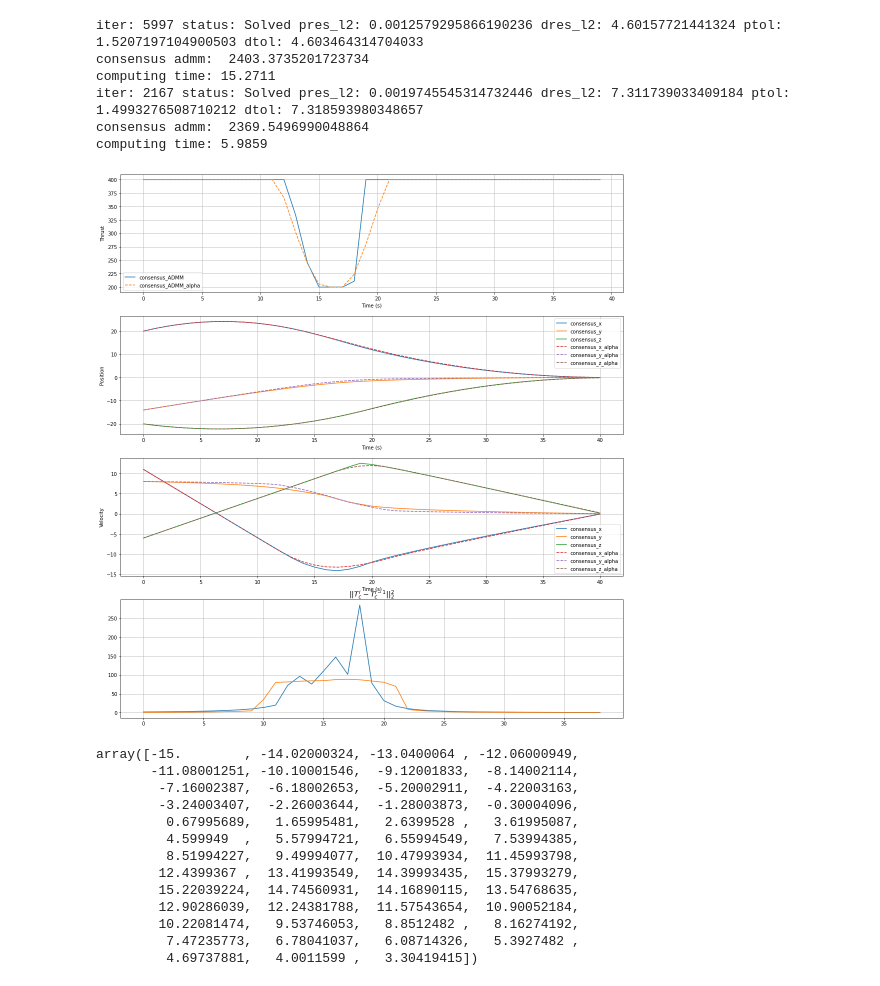
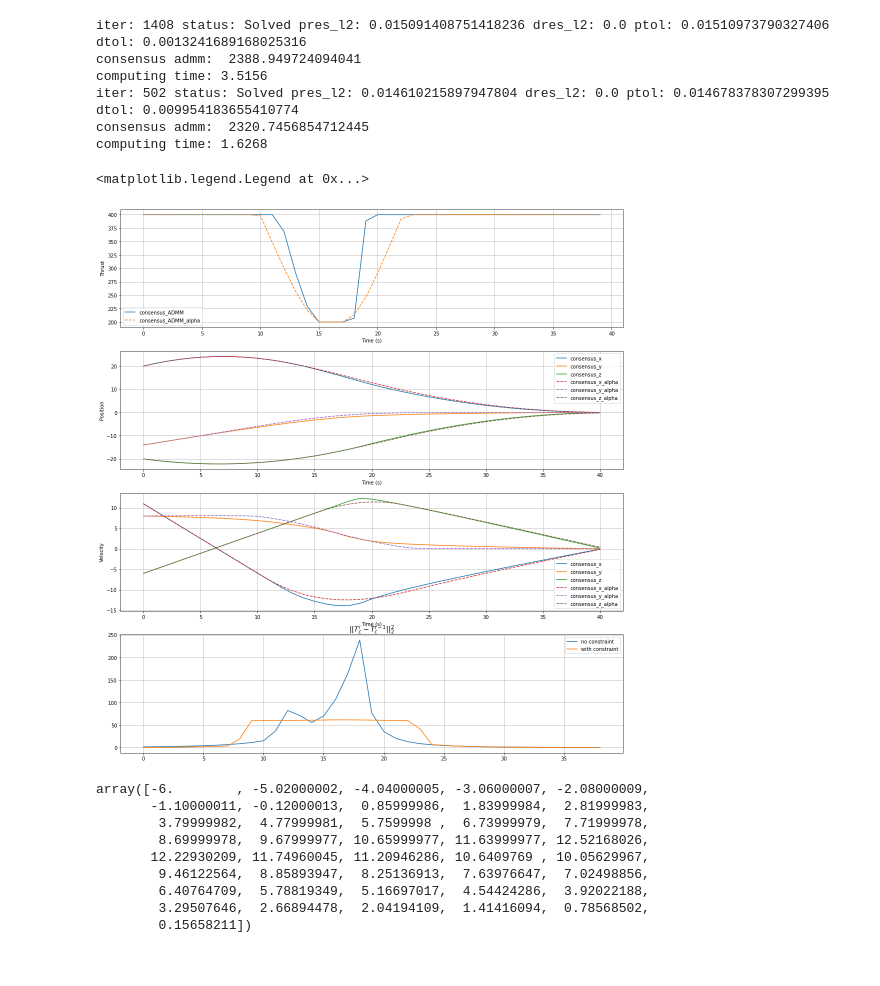
Before and after one commit to acsl-inha/drone_simulation, a Jupyter notebook: src/open_loop_thr_lower_bound_guidance.ipynb, the cells around one changed output. Drawn from its saved outputs; the diff is of its cells as text; code cells hidden in the pictures.

```diff
--- a/src/open_loop_thr_lower_bound_guidance.ipynb
+++ b/src/open_loop_thr_lower_bound_guidance.ipynb
@@ -332,6 +332,8 @@ def ADMM_compute_guidance(position, velocity, psi, tgo,ub,lb):
     x_i = np.zeros((3*N,N))
     u_i = np.zeros((3*N,N))
 
+    x_bar = np.zeros(3*N)
+    u_bar = np.zeros(3*N)
     x_bar_last = z
     r,s = 0,0
 
@@ -342,7 +344,7 @@ def ADMM_compute_guidance(position, velocity, psi, tgo,ub,lb):
     max_iter = 10000
     for i in range(max_iter):
         ##################################################################################################
-        for j in range(N):            # x_i update
+        for j in range(N):
             v = z - u_i[:,0]               # x_0 update
             x_i[2+3*j,0] = min(0,v[2+3*j])
             Thr = np.sqrt(v[3*j]**2 + v[3*j+1]**2 + x_i[3*j+2,0]**2)
@@ -359,7 +361,7 @@ def ADMM_compute_guidance(position, velocity, psi, tgo,ub,lb):
                 x_i[3*j+1,0] = v[3*j+1]
                 x_i[3*j+2,0] = x_i[3*j+2,0]
         ##################################################################################################
-            if j >= 1:
+            if j >= 1:                     # x_i update
                 x_i[:,j] = z - u_i[:,j]
                 thr_prev = x_i[3*(j-1):3*j,j]
                 thr_next = x_i[3*j:3*(j+1),j]
@@ -369,8 +371,20 @@ def ADMM_compute_guidance(position, velocity, psi, tgo,ub,lb):
                     x_i[3*j:3*(j+1),j] = (thr_next+thr_prev)/2 + (thr_next-thr_prev)/thr_differ_mag*alpha/2
         ##################################################################################################
         # z update
-        x_bar = np.sum(x_i,axis=1)/N
-        u_bar = np.sum(u_i,axis=1)/N
+        if alpha != False:
+            for j in range(N):
+                if j == 0:
+                    x_bar[:3] = (x_i[:3,0]+x_i[:3,1])/2
+                    u_bar[:3] = (u_i[:3,0]+u_i[:3,1])/2
+                elif j == N-1:
+                    x_bar[3*N-3:3*N] = (x_i[3*N-3:3*N,0]+x_i[3*N-3:3*N,N-1])/2
+                    u_bar[3*N-3:3*N] = (u_i[3*N-3:3*N,0]+u_i[3*N-3:3*N,N-1])/2
+                else:
+                    x_bar[3*j:3*(j+1)] = (x_i[3*j:3*(j+1),0]+x_i[3*j:3*(j+1),j]+x_i[3*j:3*(j+1),j+1])/3
+                    u_bar[3*j:3*(j+1)] = (u_i[3*j:3*(j+1),0]+u_i[3*j:3*(j+1),j]+u_i[3*j:3*(j+1),j+1])/3
+        else:
+            x_bar = x_i[:,0]
+            u_bar = u_i[:,0]
         A_hat = ssp.vstack((A_tilde,np.sqrt(N*rho/(2*lamb))*I ))
         b_hat = np.hstack((b_tilde,np.sqrt(N*rho/(2*lamb))*(x_bar+u_bar)))
         z, istop = sla.lsqr(A_hat,b_hat)[:2]
@@ -387,7 +401,7 @@ def ADMM_compute_guidance(position, velocity, psi, tgo,ub,lb):
         primal_res_l2 = np.sqrt(r)
         dual_res_l2 = np.sqrt(s)
 
-        abstol, reltol = 1e-5, 1e-4
+        abstol, reltol = 1e-8, 1e-6
         ptol = np.sqrt(3*N**2)*abstol + reltol*max( np.linalg.norm(Ax), np.sqrt(N)*np.linalg.norm(z))
         dtol = np.sqrt(3*N**2)*abstol + reltol*np.linalg.norm((ATyk))
         x_bar_last = x_bar
@@ -428,7 +442,7 @@ t = np.arange(0., tgo, dt)
 
 # thrust_admm, r_admm, v_admm = ADMM_compute_guidance(position, velocity, psi, tgo,ub,lb) # just Thrust_norm constraint
 thrust_admm_consensus,opt_T_c, r_admm_consensus, v_admm_consensus = ADMM_consensus_compute_guidance(position, velocity, psi, tgo,ub,lb, False) # Thrust difference constraint
-thrust_admm_consensus_alpha,opt_T_c_consensus, r_admm_consensus_alpha, v_admm_consensus_alpha = ADMM_consensus_compute_guidance(position, velocity, psi, tgo,ub,lb, 80)
+thrust_admm_consensus_alpha,opt_T_c_consensus, r_admm_consensus_alpha, v_admm_consensus_alpha = ADMM_consensus_compute_guidance(position, velocity, psi, tgo,ub,lb, 60)
 differ_norm = np.zeros(N-1)
 differ_norm_css = np.zeros(N-1)
 for i in range(N-1):
@@ -454,12 +468,12 @@ for i in range(N-1):
 #     differ_norm[i] = np.linalg.norm(opt_T_c[:,i+1] - opt_T_c[:,i])
 #     differ_norm_css[i] = np.linalg.norm(opt_T_c_consensus[:,i+1] - opt_T_c_consensus[:,i])
 # %% [output]
-iter: 5997 status: Solved pres_l2: 0.0012579295866190236 dres_l2: 4.60157721441324 ptol: 1.5207197104900503 dtol: 4.603464314704033
-consensus admm:  2403.3735201723734
-computing time: 15.2711
-iter: 2167 status: Solved pres_l2: 0.0019745545314732446 dres_l2: 7.311739033409184 ptol: 1.4993276508710212 dtol: 7.318593980348657
-consensus admm:  2369.5496990048864
-computing time: 5.9859
+iter: 1408 status: Solved pres_l2: 0.015091408751418236 dres_l2: 0.0 ptol: 0.01510973790327406 dtol: 0.0013241689168025316
+consensus admm:  2388.949724094041
+computing time: 3.5156
+iter: 502 status: Solved pres_l2: 0.014610215897947804 dres_l2: 0.0 ptol: 0.014678378307299395 dtol: 0.009954183655410774
+consensus admm:  2320.7456854712445
+computing time: 1.6268
 # %%
 plt.figure(num=6, figsize=(18,20))
 plt.subplot(411)
@@ -478,49 +492,47 @@ plt.plot(r_admm_consensus[2,:],label='consensus_z')
 plt.plot(r_admm_consensus_alpha[0,:],"--",label='consensus_x_alpha')
 plt.plot(r_admm_consensus_alpha[1,:],"--",label='consensus_y_alpha')
 plt.plot(r_admm_consensus_alpha[2,:],"--",label='consensus_z_alpha')
 # plt.plot(r_admm[0,:],"+:",label='ADMM_x')
 # plt.plot(r_admm[1,:],"+:",label='ADMM_y')
 # plt.plot(r_admm[2,:],"+:",label='ADMM_z')
 plt.ylabel("Position")
 plt.xlabel("Time (s)")
 plt.grid()
 plt.legend()
 
 plt.subplot(413)
 plt.plot(v_admm_consensus[0,:],label='consensus_x')
 plt.plot(v_admm_consensus[1,:],label='consensus_y')
 plt.plot(v_admm_consensus[2,:],label='consensus_z')
 plt.plot(v_admm_consensus_alpha[0,:],"--",label='consensus_x_alpha')
 plt.plot(v_admm_consensus_alpha[1,:],"--",label='consensus_y_alpha')
 plt.plot(v_admm_consensus_alpha[2,:],"--",label='consensus_z_alpha')
 # plt.plot(v_admm[0,:],"+:",label='ADMM_x')
 # plt.plot(v_admm[1,:],"+:",label='ADMM_y')
 # plt.plot(v_admm[2,:],"+:",label='ADMM_z')
 plt.ylabel("Velocity")
 plt.xlabel("Time (s)")
 plt.grid()
 plt.legend()
 
 plt.subplot(414)
-plt.plot(differ_norm)
-plt.plot(differ_norm_css)
+plt.plot(differ_norm,label='no constraint')
+plt.plot(differ_norm_css, label='with constraint')
 plt.title("$||T_c^i - T_c^{i-1}||^2_2$",fontsize='x-large')
 plt.grid()
+plt.legend()
 # %% [output]
+<matplotlib.legend.Legend at 0x...>
-[figure, old version]
+[figure, new version]
 # %%
 v_admm_consensus[2,:]
 # %% [output]
-array([-15.        , -14.02000324, -13.0400064 , -12.06000949,
-       -11.08001251, -10.10001546,  -9.12001833,  -8.14002114,
-        -7.16002387,  -6.18002653,  -5.20002911,  -4.22003163,
-        -3.24003407,  -2.26003644,  -1.28003873,  -0.30004096,
-         0.67995689,   1.65995481,   2.6399528 ,   3.61995087,
-         4.599949  ,   5.57994721,   6.55994549,   7.53994385,
-         8.51994227,   9.49994077,  10.47993934,  11.45993798,
-        12.4399367 ,  13.41993549,  14.39993435,  15.37993279,
-        15.22039224,  14.74560931,  14.16890115,  13.54768635,
-        12.90286039,  12.24381788,  11.57543654,  10.90052184,
-        10.22081474,   9.53746053,   8.8512482 ,   8.16274192,
-         7.47235773,   6.78041037,   6.08714326,   5.3927482 ,
-         4.69737881,   4.0011599 ,   3.30419415])
+array([-6.        , -5.02000002, -4.04000005, -3.06000007, -2.08000009,
+       -1.10000011, -0.12000013,  0.85999986,  1.83999984,  2.81999983,
+        3.79999982,  4.77999981,  5.7599998 ,  6.73999979,  7.71999978,
+        8.69999978,  9.67999977, 10.65999977, 11.63999977, 12.52168026,
+       12.22930209, 11.74960045, 11.20946286, 10.6409769 , 10.05629967,
+        9.46122564,  8.85893947,  8.25136913,  7.63976647,  7.02498856,
+        6.40764709,  5.78819349,  5.16697017,  4.54424286,  3.92022188,
+        3.29507646,  2.66894478,  2.04194109,  1.41416094,  0.78568502,
+        0.15658211])
```
Also changed, not shown: 3 other files.
